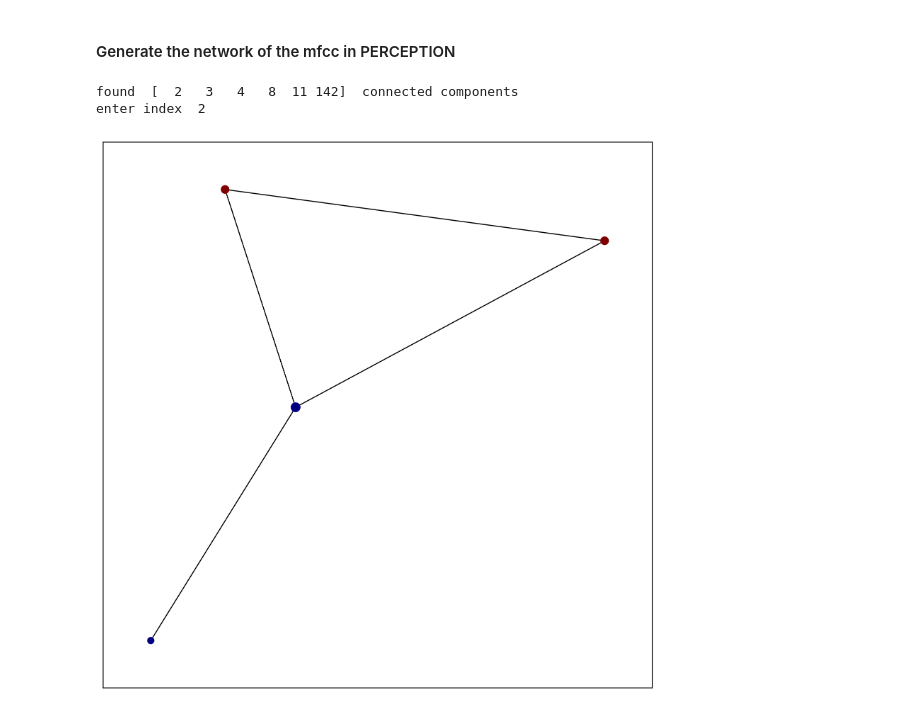
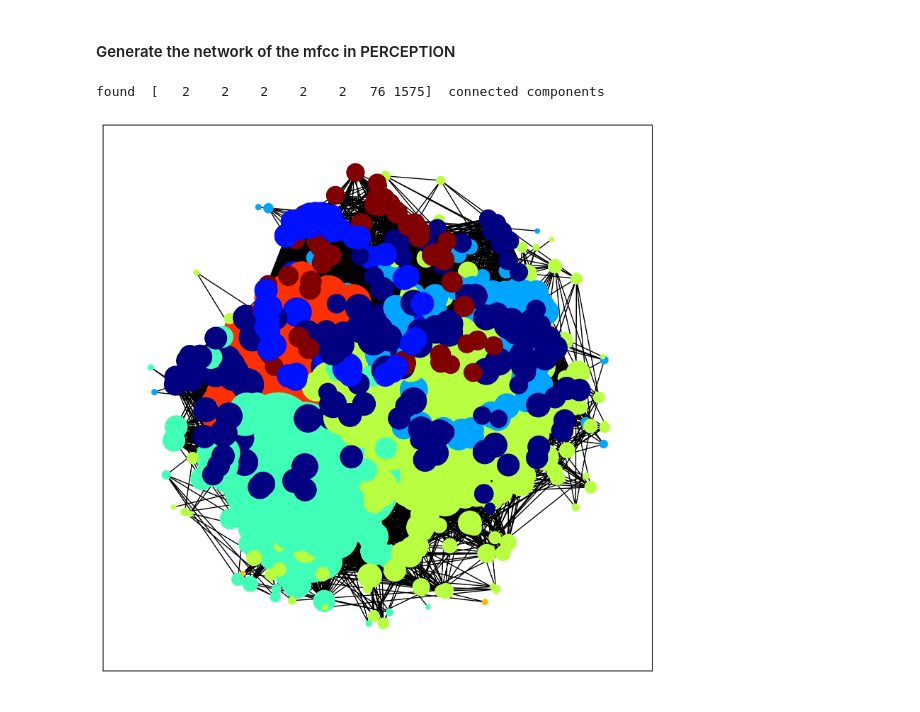
Before and after one commit to marcobn/musicntwrk, a Jupyter notebook: musicntwrk-2.0/examples/Examples-advanced_timbre.ipynb, the cells around one changed output. Drawn from its saved outputs; the diff is of its cells as text; code cells hidden in the pictures.

Commit message:
visibility network

```diff
--- a/musicntwrk-2.0/examples/Examples-advanced_timbre.ipynb
+++ b/musicntwrk-2.0/examples/Examples-advanced_timbre.ipynb
@@ -181,14 +182,13 @@ Probability:     12.0       88.0
 # %% [markdown]
 #### Generate the network of the mfcc in PERCEPTION
 # %%
-waves,mfcc,lmax = mk.timbre(descriptor='MFCC',standard=True,path='./PERCEPTION',
+waves,mfcc,lmax = mk.timbre(descriptor='MFCC',standard=True,path='./MODEL',
                             wavefil='*.wav',nmel=16,nbins=64,lmax=22050)
 # %%
 nodes,edges = mk.network(space='timbre',wavefil=waves,cepstrum=mfcc,thup=240,thdw=24)
 # %%
 # giant connected component of the MFCC network with the current thersholds
-drawNetwork(nodes=nodes,edges=edges,scale=0.2,drawlabels=False,giant=True)
+drawNetwork(nodes=nodes,edges=edges,scale=0.1,drawlabels=False,giant=True)
 # %% [output]
-found  [  2   3   4   8  11 142]  connected components
-enter index  2
+found  [   2    2    2    2    2   76 1575]  connected components
-[figure, old version]
+[figure, new version]
```
Also changed, not shown: parts of 6 cells of this notebook, 4 other files.
